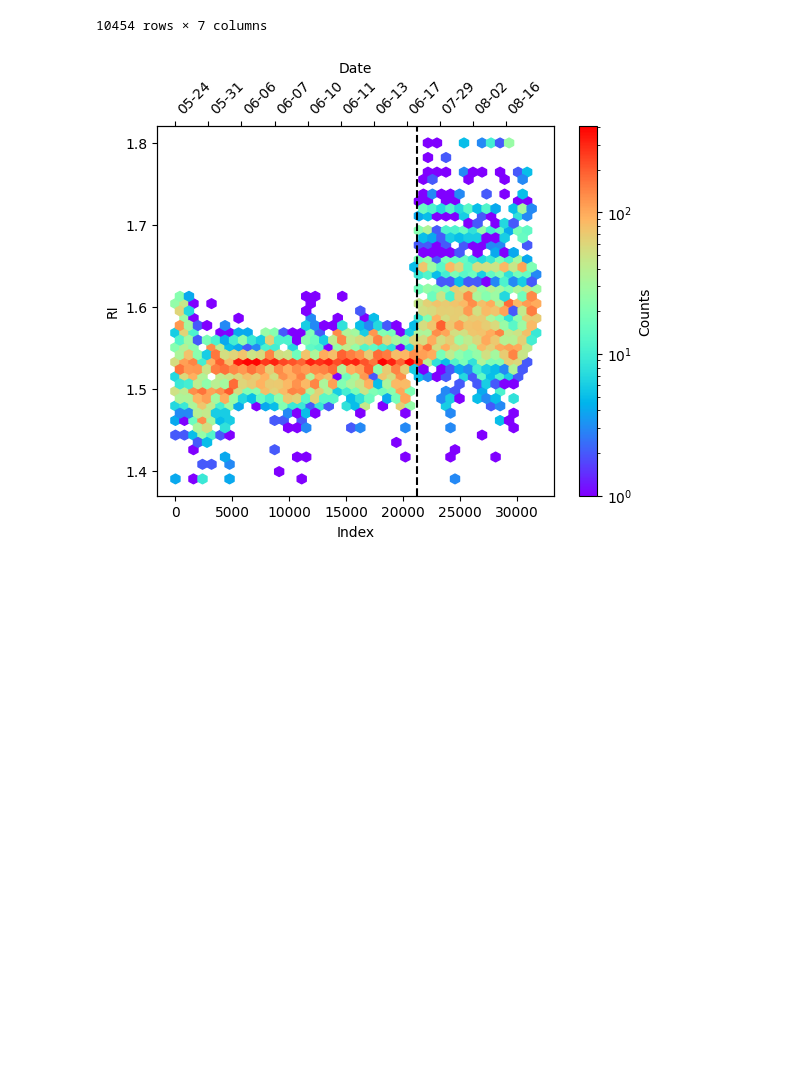
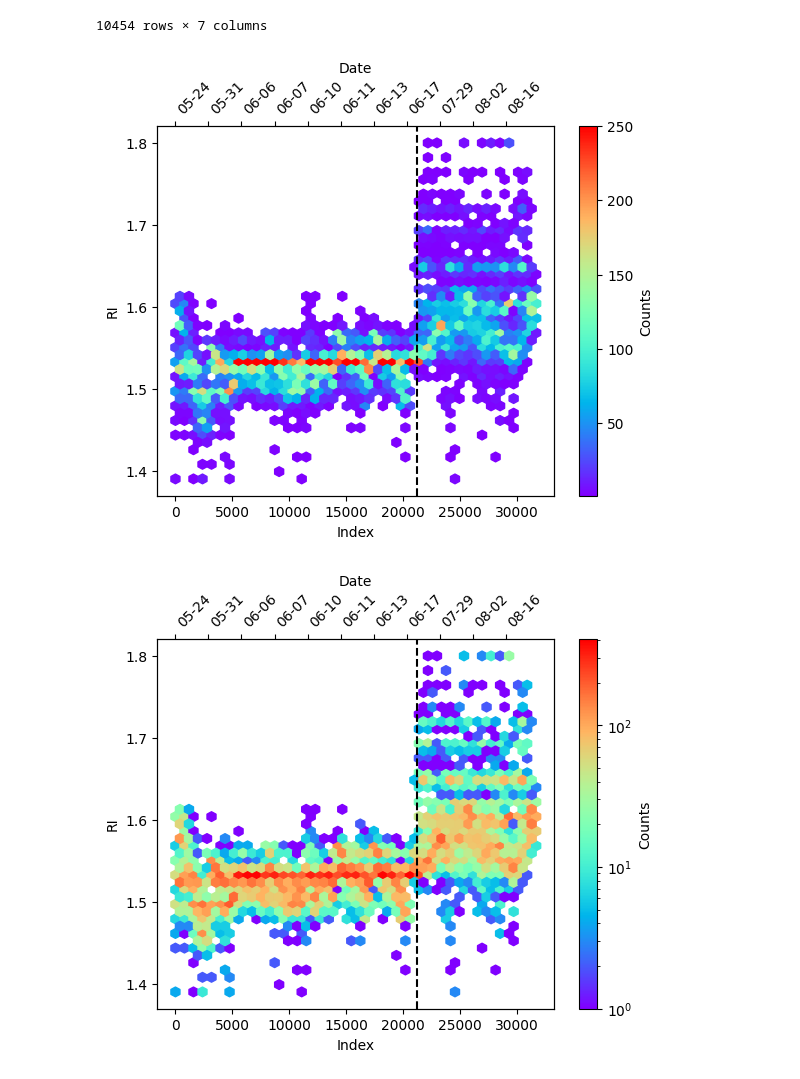
Before and after one commit to csoloff/ARCSIX_DASH_RI, a Jupyter notebook: scripts/02_investigate.ipynb, the cells around one changed output. Saved outputs shown, nothing was run; the diff lists cells and outputs as text; code cells hidden in the pictures; blank space fills up the shorter version.

Commit message:
Updated plots

```diff
--- a/scripts/02_investigate.ipynb
+++ b/scripts/02_investigate.ipynb
@@ -42,6 +42,25 @@ d_no_na[d['Time_Mid'] > '2024-07-01']
 | 31679 | 2024-08-16 17:43:01 | 2024-08-16 17:43:02 | 2024-08-16 17:43:01.500 | 84.9 | 200.0 | 1.59 | 1.62 |
 | 31680 | 2024-08-16 17:43:02 | 2024-08-16 17:43:04 | 2024-08-16 17:43:03.000 | 84.9 | 200.0 | 1.61 | 1.64 |
 10454 rows × 7 columns
+# %%
+fig, ax = plt.subplots()
+# Create a hexbin plot
+hb = ax.hexbin(ind, d['RI'], gridsize=40, cmap='rainbow', mincnt=1, vmax=250)
+ax.set_xlabel('Index')
+ax.set_ylabel('RI')
+ax.axvline(21227, c='black', alpha=1, ls='--')
+# Set the positions and labels for the top axis
+index_ticks = np.arange(0, ind[-1], 2900)  # Every 5000 index points
+date_labels = d_no_na['Time_Mid'].iloc[index_ticks].dt.strftime('%m-%d')  # Format dates
+ax2 = ax.twiny()
+ax2.set_xticks(index_ticks)
+ax2.set_xticklabels(date_labels, rotation=45, ha='left')  # Rotate labels for better readability
+ax2.set_xlim(ax.get_xlim())  # Align the top axis limits with the bottom axis
+ax2.set_xlabel('Date')
+plt.colorbar(hb, ax=ax, label='Counts')  # Add a colorbar for density
+plt.savefig('../figures/RI_hexbin.png', dpi=300, bbox_inches='tight')
+# %% [output]
+[figure, added]
 # %%
 fig, ax = plt.subplots()
 # Create a hexbin plot
```
Also changed, not shown: parts of 1 cell of this notebook.
